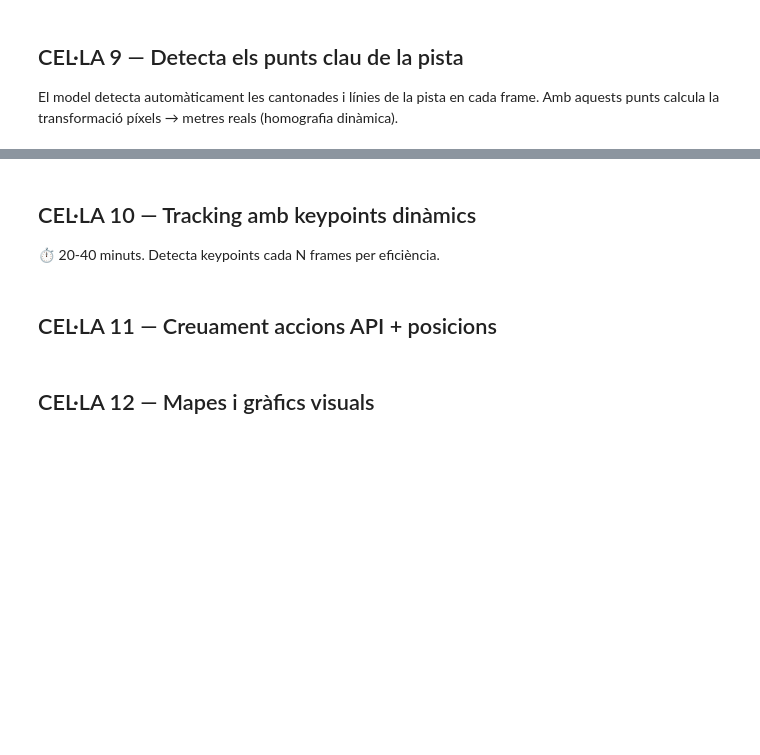
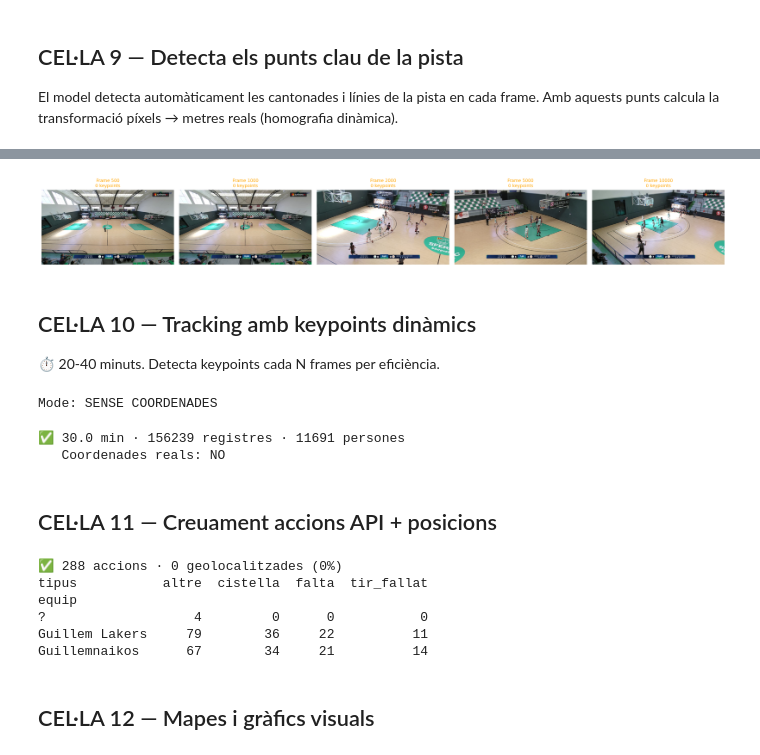
Before and after one commit to agustialur-bit/Amb-video, a Jupyter notebook: guillem_basketball_tracker_keypoints.ipynb, the cells around one changed output, grey strips where cells are left out. Saved outputs shown, nothing was run; the diff lists cells and outputs as text; code cells hidden in the pictures; blank space fills up the shorter version.

```diff
--- a/guillem_basketball_tracker_keypoints.ipynb
+++ b/guillem_basketball_tracker_keypoints.ipynb
@@ -28,16 +33,16 @@ print(f'✅ Instal·lació completada · GPU: {gpu}')
 # EDITA AQUÍ
 # ══════════════════════════════════════════════════════════
 
-ROBOFLOW_API_KEY = 'POSA_AQUI_LA_NOVA_API_KEY'  # regenera-la a app.roboflow.com/settings
+ROBOFLOW_API_KEY = 'ptejUzSOuoUa4tbo5lAF'  # regenera-la a app.roboflow.com/settings
 
 ESCENARI       = 'A'          # 'A'=vídeo+API, 'B'=només vídeo, 'C'=només API
-MATCH_ID       = '69ec95d4339c3d0001f523a1'
+MATCH_ID       = '6a006cd77f16890001e5ae3a'
 EQUIP_LOCAL    = 'Guillem Lakers'
 EQUIP_VISITANT = 'Guillemnaikos'
 NOM_SORTIDA    = 'dades_partit'
 
 # Ruta del vídeo a Google Drive
-VIDEO_PATH = '/content/drive/MyDrive/basquet/partit.mp4'
+VIDEO_PATH = '/content/drive/MyDrive/Colab Notebooks/basquet/master.mp4'
 
 # Color de samarreta: 'clar' o 'fosc'
 COLOR_LOCAL    = 'clar'
@@ -327,3 +408,28 @@ plt.tight_layout(); plt.show()
+# %%
+import cv2, matplotlib.pyplot as plt
+
+# Prova amb frames de diferents moments del partit
+# Busca un moment on es vegi la pista sencera
+FRAMES_A_PROVAR = [500, 1000, 2000, 5000, 10000]
+
+cap = cv2.VideoCapture(VIDEO_PATH)
+fig, axes = plt.subplots(1, len(FRAMES_A_PROVAR), figsize=(20, 4))
+
+for ax, fn in zip(axes, FRAMES_A_PROVAR):
+    cap.set(cv2.CAP_PROP_POS_FRAMES, fn)
+    ret, frame = cap.read()
+    if ret:
+        frame_rgb = cv2.cvtColor(frame, cv2.COLOR_BGR2RGB)
+        kps = detecta_keypoints_pista(frame_rgb)
+        H = calcula_homografia(kps) if kps else None
+        n = len([k for k in kps if (k.confidence if hasattr(k,'confidence') else 0) > 0.3]) if kps else 0
+        ax.imshow(frame_rgb); ax.axis('off')
+        color = 'green' if H is not None else 'orange'
+        ax.set_title(f'Frame {fn}\n{n} keypoints', color=color, fontsize=9)
+cap.release()
+plt.tight_layout(); plt.show()
+# %% [output]
+[figure, added]
 # %% [markdown]
 ## CEL·LA 10 — Tracking amb keypoints dinàmics
 ⏱ 20-40 minuts. Detecta keypoints cada N frames per eficiència.
@@ -424,6 +530,10 @@ df_tracking['jugadora'] = df_tracking['track_id'].astype(str).apply(lambda x: f'
 elapsed = time.time()-t0
 print(f'\n✅ {elapsed/60:.1f} min · {len(df_tracking)} registres · {df_tracking["track_id"].nunique()} persones')
 print(f'   Coordenades reals: {"SÍ" if USAR_KEYPOINTS else "NO"}')
+# %% [output]
+Mode: SENSE COORDENADES
+✅ 30.0 min · 156239 registres · 11691 persones
+   Coordenades reals: NO
 # %% [markdown]
 ## CEL·LA 11 — Creuament accions API + posicions
 # %%
@@ -458,6 +568,13 @@ if not df_api.empty:
     geo=df_accions['geolocalitzat'].sum(); total_a=len(df_accions)
     print(f'✅ {total_a} accions · {geo} geolocalitzades ({geo/total_a*100:.0f}%)')
     print(df_accions.groupby(['equip','tipus']).size().unstack(fill_value=0))
+# %% [output]
+✅ 288 accions · 0 geolocalitzades (0%)
+tipus           altre  cistella  falta  tir_fallat
+equip
+?                   4         0      0           0
+Guillem Lakers     79        36     22          11
+Guillemnaikos      67        34     21          14
 # %% [markdown]
 ## CEL·LA 12 — Mapes i gràfics visuals
 # %%
```
Also changed, not shown: parts of 13 cells of this notebook.
